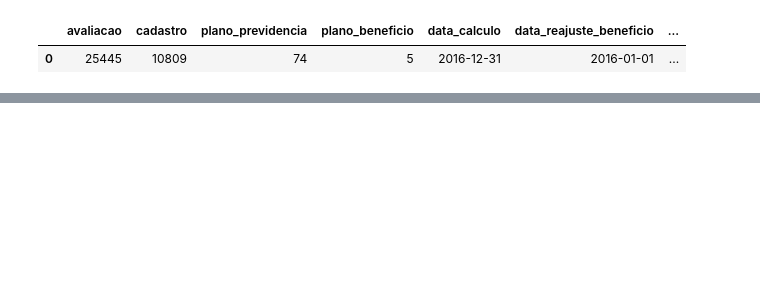
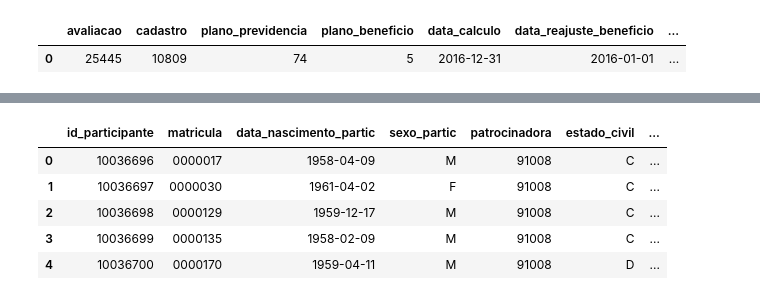
Before and after one commit to raphabritto/actuari_py, a Jupyter notebook: obtem_dados_avaliacao.ipynb, the cells around one changed output, grey strips where cells are left out. Saved outputs shown, nothing was run; the diff lists cells and outputs as text; code cells hidden in the pictures; blank space fills up the shorter version.

```diff
--- a/obtem_dados_avaliacao.ipynb
+++ b/obtem_dados_avaliacao.ipynb
@@ -171,0 +321,10 @@ df_participantes = pd.merge(df_participantes, df_depend_invalido, how='left', on
+# %%
+if 'df_depend_temporario_tmp' in locals():
+    del(df_depend_temporario_tmp)
+
+df_depend_temporario_tmp = df_depend_tmp[(df_depend_tmp.parentesco == 'FIL') & (df_depend_tmp.invalido == False)]
+
+name_columns = {'IR_SEXO': 'sexo_depend_temporario', 'DT_NASCIMENTO': 'data_nascimento_depend_temporario'}
+drop_columns = ['parentesco', 'invalido']
+
+df_depend_temporario_tmp = df_depend_temporario_tmp.rename(columns = name_columns).drop(drop_columns, axis = 1)
@@ -171,0 +333,10 @@ df_participantes = pd.merge(df_participantes, df_depend_invalido, how='left', on
+# %%
+if 'df_depend_invalido_tmp' in locals():
+    del(df_depend_invalido_tmp)
+
+df_depend_invalido_tmp = df_depend_tmp[df_depend_tmp.invalido == True]
+
+name_columns = {'IR_SEXO': 'sexo_depend_invalido', 'DT_NASCIMENTO': 'data_nascimento_depend_invalido'}
+drop_columns = ['parentesco', 'invalido']
+
+df_depend_invalido_tmp = df_depend_invalido_tmp.rename(columns = name_columns).drop(drop_columns, axis = 1)
@@ -171,0 +345,14 @@ df_participantes = pd.merge(df_participantes, df_depend_invalido, how='left', on
+# %%
+if 'df_participante' in locals():
+    del(df_participante)
+
+if len(df_partic_temp) == len(df_plano_tmp):
+    df_participante = pd.merge(df_partic_temp, df_plano_tmp, how='inner', on='id_participante')
+# %%
+if 'df_participante' in locals():
+    if len(df_participante) == len(df_partic_temp):
+        df_participante = pd.merge(df_participante, df_benef_inss_tmp, how='left', on='id_participante')
+        df_participante = pd.merge(df_participante, df_benef_prev_tmp, how='left', on='id_participante')
+        df_participante = pd.merge(df_participante, df_depend_valido_tmp, how='left', on='id_participante')
+        df_participante = pd.merge(df_participante, df_depend_temporario_tmp, how='left', on='id_participante')
+        df_participante = pd.merge(df_participante, df_depend_invalido_tmp, how='left', on='id_participante')
@@ -171,0 +379,9 @@ df_participantes = pd.merge(df_participantes, df_depend_invalido, how='left', on
+# %%
+df_participante.head()
+# %% [output]
+|  | id_participante | matricula | data_nascimento_partic | sexo_partic | patrocinadora | estado_civil | ... |
+| 0 | 10036696 | 0000017 | 1958-04-09 | M | 91008 | C | ... |
+| 1 | 10036697 | 0000030 | 1961-04-02 | F | 91008 | C | ... |
+| 2 | 10036698 | 0000129 | 1959-12-17 | M | 91008 | C | ... |
+| 3 | 10036699 | 0000135 | 1958-02-09 | M | 91008 | C | ... |
+| 4 | 10036700 | 0000170 | 1959-04-11 | M | 91008 | D | ... |
```
Also changed, not shown: parts of 100 cells of this notebook.
